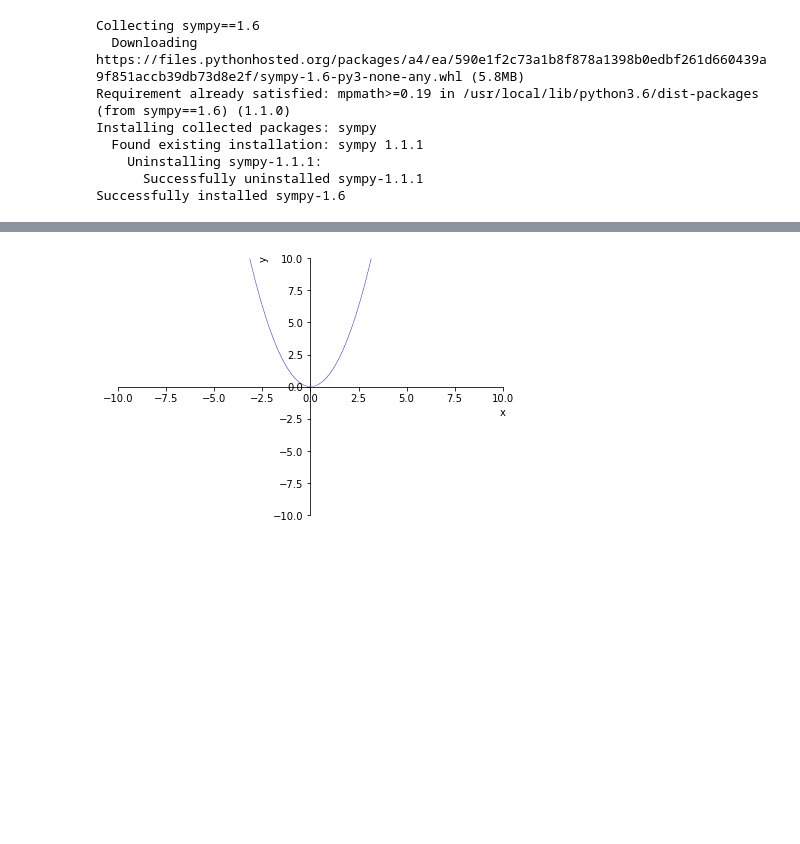
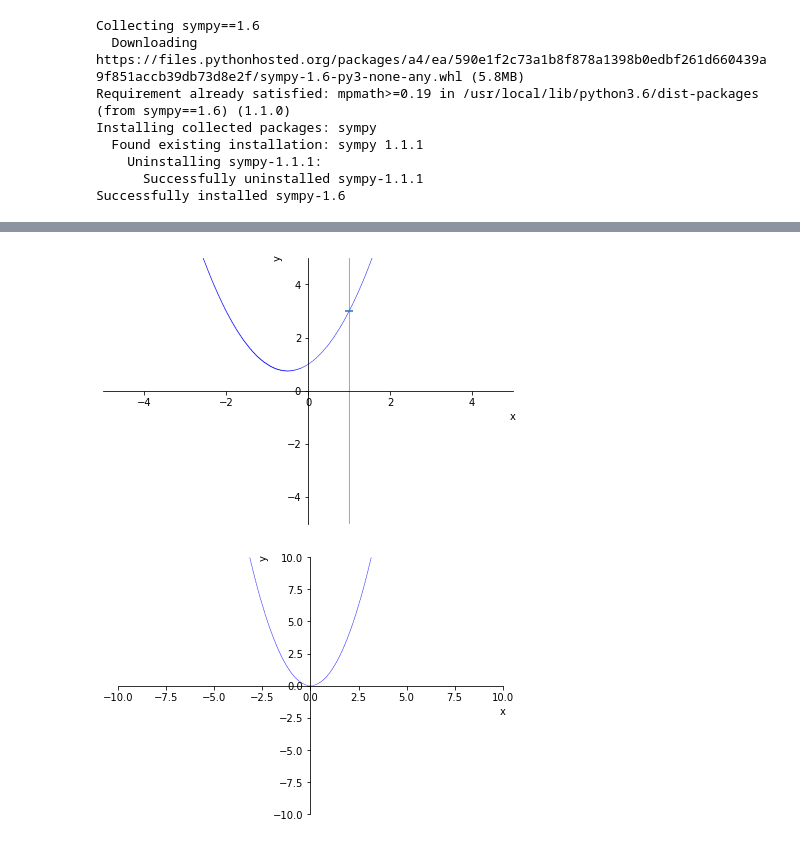
Before and after one commit to crdguez/taller_de_funciones, a Jupyter notebook: pruebas_borrar.ipynb, the cells around one changed output, grey strips where cells are left out. Cells and saved outputs as stored; diff of their text form; code cells hidden in the pictures; blank space fills up the shorter version.

```diff
--- a/pruebas_borrar.ipynb
+++ b/pruebas_borrar.ipynb
@@ -39,3 +35,13 @@ p1.show()
+# %%
+v=1
+eq = x**2+x+1
+p1 = plot_implicit(Eq(y,eq),show=False)
+p1.extend(plot_implicit(Eq(x,v), show=False))
+vx, vy =list(solve([Eq(y,eq),Eq(x,v)])[0].values())
+p1.append(List2DSeries([vx-0.1,vx+0.1],[vy,vy]))
+p1.show()
+# %% [output]
+[figure, added]
 # %%
 plot_parametric()
 # %%
```
Also changed, not shown: parts of 3 cells of this notebook, 1 other file.
